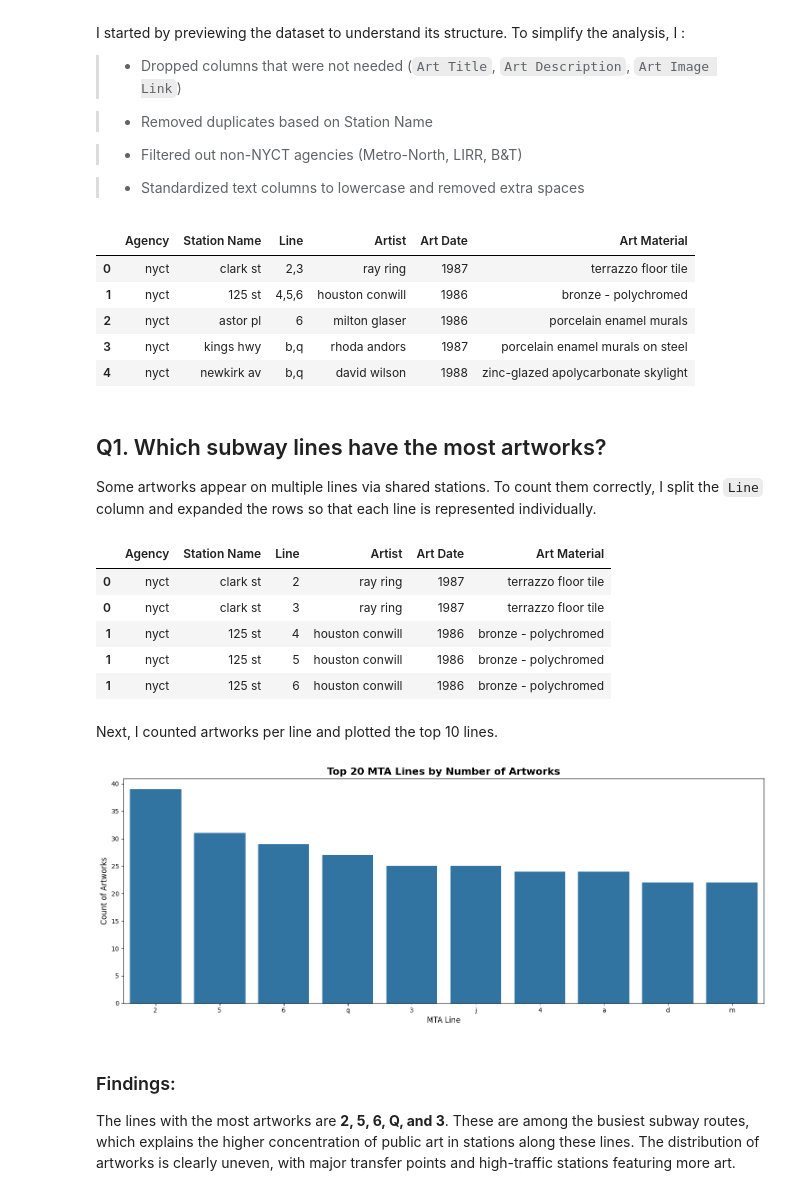
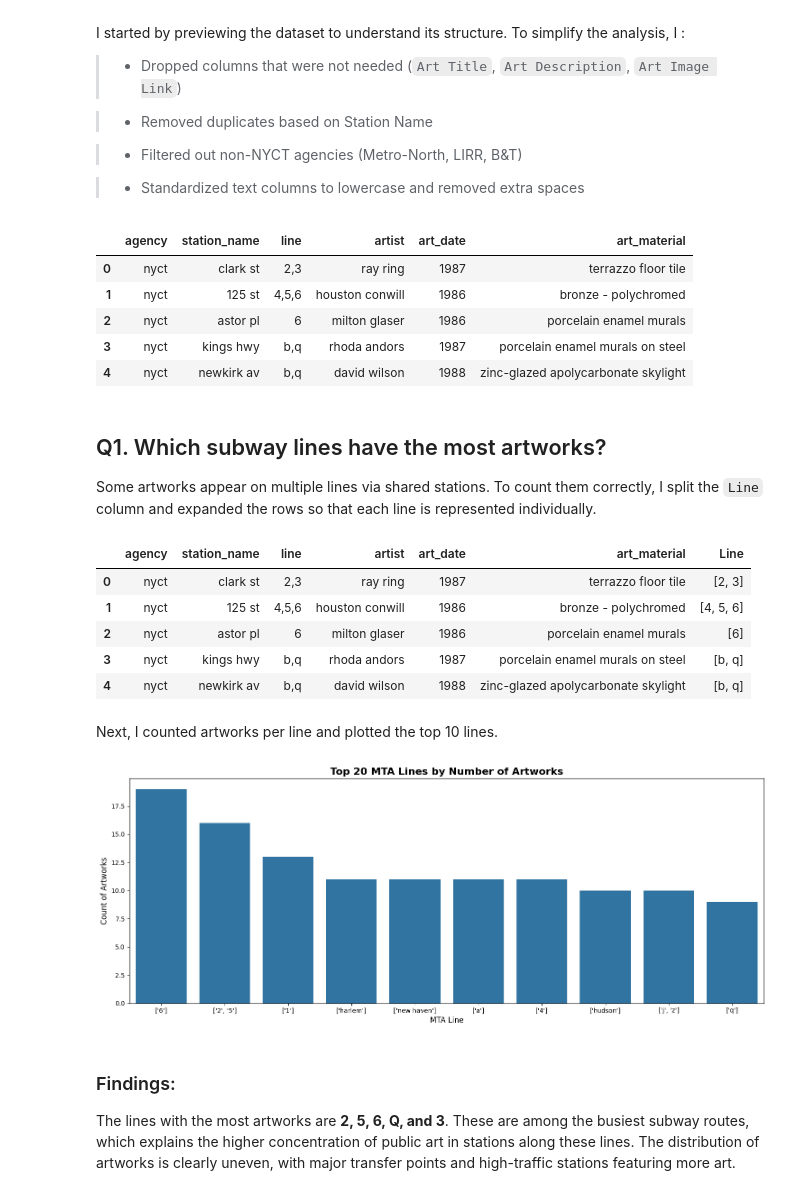
Before and after one commit to enraiha236/IS-362, a Jupyter notebook: Project 2/MTA Art.ipynb, the cells around one changed output. Cells and saved outputs as stored; diff of their text form; code cells hidden in the pictures.

```diff
--- a/Project 2/MTA Art.ipynb
+++ b/Project 2/MTA Art.ipynb
@@ -14,7 +14,9 @@ import matplotlib.pyplot as plt
 import re
 import unicodedata
 
+url = "https://data.ny.gov/resource/4y8j-9pkd.csv"
+
 # Load dataset
-df = pd.read_csv("MTA_Permanent_Art_Catalog__Beginning_1980_20250927.csv")
+df = pd.read_csv(url)
 df.head()
 # %% [output]
@@ -37,12 +39,12 @@ I started by previewing the dataset to understand its structure. To simplify the
 >- Standardized text columns to lowercase and removed extra spaces
 # %%
 # Drop unwanted columns and remove duplicates/NaNs
-df = df.drop(columns=["Art Title", "Art Description", "Art Image Link"])
+df = df.drop(columns=["art_title", "art_description", "art_image_link"])
 df = df.dropna()
-df = df.drop_duplicates(subset=["Station Name"])
+df = df.drop_duplicates(subset=["station_name"])
 
 # Remove Metro-North and LIRR entries
-df = df[~df['Agency'].str.contains('Metro North|LIRR|B&T', case=False)]
+df = df[~df['agency'].str.contains('Metro North|LIRR|B&T', case=False)]
 
 # Apply strip + lowercase to all object (string) columns
 for col in df.select_dtypes(include='object').columns:
@@ -50,7 +52,7 @@ for col in df.select_dtypes(include='object').columns:
 
 df.head()
 # %% [output]
-|  | Agency | Station Name | Line | Artist | Art Date | Art Material |
+|  | agency | station_name | line | artist | art_date | art_material |
 | 0 | nyct | clark st | 2,3 | ray ring | 1987 | terrazzo floor tile |
 | 1 | nyct | 125 st | 4,5,6 | houston conwill | 1986 | bronze - polychromed |
 | 2 | nyct | astor pl | 6 | milton glaser | 1986 | porcelain enamel murals |
@@ -61,18 +63,18 @@ df.head()
 
 Some artworks appear on multiple lines via shared stations. To count them correctly, I split the `Line` column and expanded the rows so that each line is represented individually.
 # %%
-df = df.assign(Line=df['Line'].str.split(',')).explode('Line')
-df['Line'] = df['Line'].str.strip()
-df = df.dropna(subset=["Line"])
+df = df.assign(Line=df['line'].str.split(',')).explode('line')
+df['line'] = df['line'].str.strip()
+df = df.dropna(subset=["line"])
 
 df.head()
 # %% [output]
-|  | Agency | Station Name | Line | Artist | Art Date | Art Material |
-| 0 | nyct | clark st | 2 | ray ring | 1987 | terrazzo floor tile |
-| 0 | nyct | clark st | 3 | ray ring | 1987 | terrazzo floor tile |
-| 1 | nyct | 125 st | 4 | houston conwill | 1986 | bronze - polychromed |
-| 1 | nyct | 125 st | 5 | houston conwill | 1986 | bronze - polychromed |
-| 1 | nyct | 125 st | 6 | houston conwill | 1986 | bronze - polychromed |
+|  | agency | station_name | line | artist | art_date | art_material | Line |
+| 0 | nyct | clark st | 2,3 | ray ring | 1987 | terrazzo floor tile | [2, 3] |
+| 1 | nyct | 125 st | 4,5,6 | houston conwill | 1986 | bronze - polychromed | [4, 5, 6] |
+| 2 | nyct | astor pl | 6 | milton glaser | 1986 | porcelain enamel murals | [6] |
+| 3 | nyct | kings hwy | b,q | rhoda andors | 1987 | porcelain enamel murals on steel | [b, q] |
+| 4 | nyct | newkirk av | b,q | david wilson | 1988 | zinc-glazed apolycarbonate skylight | [b, q] |
 # %% [markdown]
 Next, I counted artworks per line and plotted the top 10 lines.
 # %%
@@ -93,7 +95,7 @@ plt.ylabel("Count of Artworks", fontsize=12)
 plt.tight_layout()
 plt.show()
 # %% [output]
-[figure, old version]
+[figure, new version]
 # %% [markdown]
 ### Findings:
 The lines with the most artworks are **2, 5, 6, Q, and 3**. These are among the busiest subway routes, which explains the higher concentration of public art in stations along these lines. The distribution of artworks is clearly uneven, with major transfer points and high-traffic stations featuring more art.
```
Also changed, not shown: parts of 6 cells of this notebook, 1 other file.
